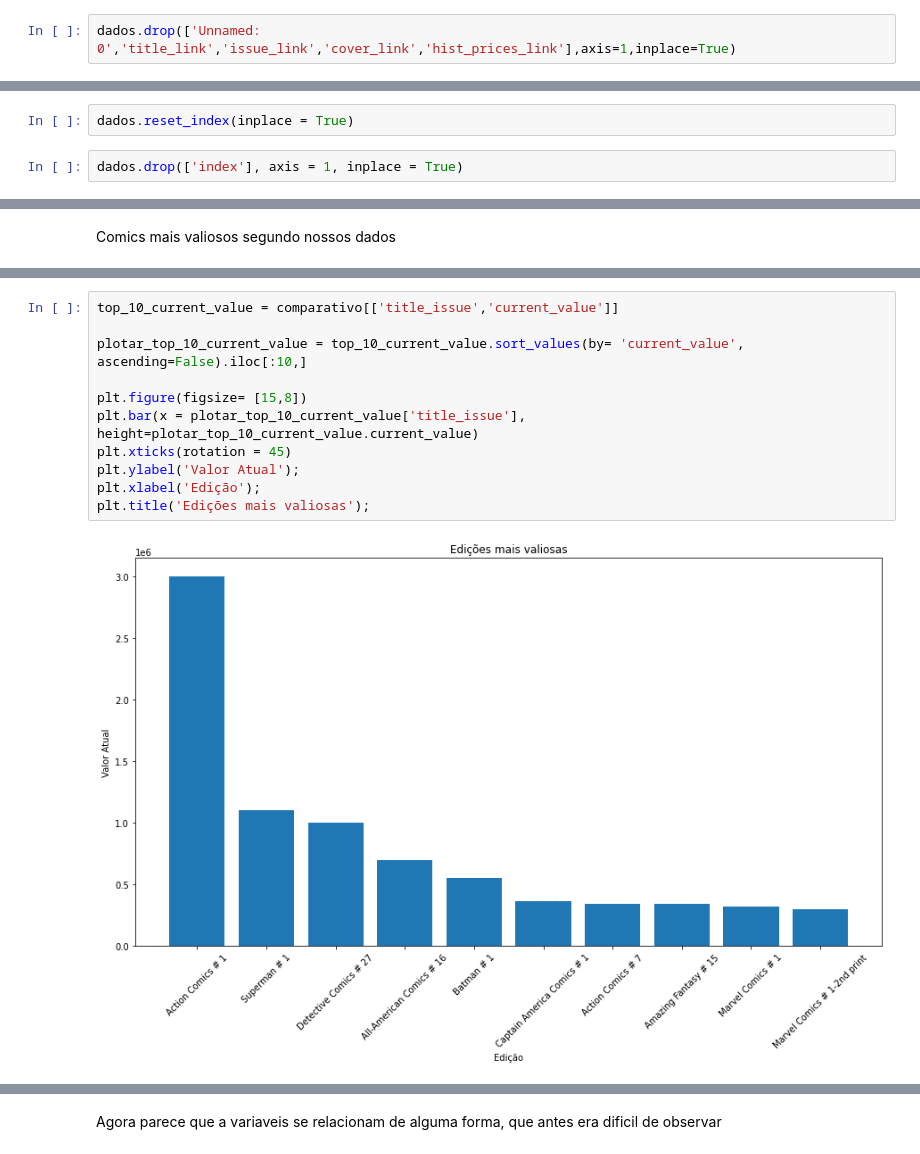
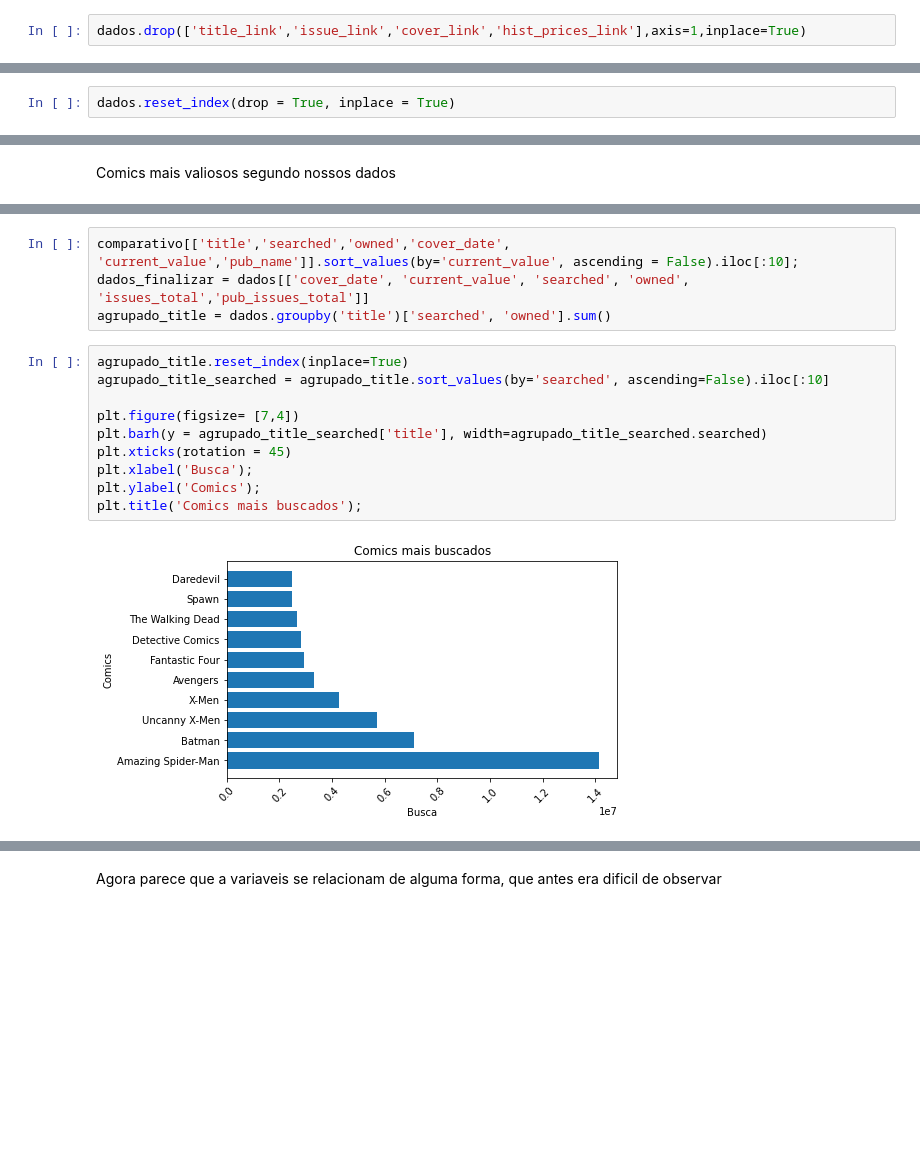
Before and after one commit to deboraxhx/JornadaDataScience, a Jupyter notebook: simple_analise_de_dados_COMICS_DATASET.ipynb, the cells around one changed output, grey strips where cells are left out. Saved outputs shown, nothing was run; the diff lists cells and outputs as text; blank space fills up the shorter version.

```diff
--- a/simple_analise_de_dados_COMICS_DATASET.ipynb
+++ b/simple_analise_de_dados_COMICS_DATASET.ipynb
@@ -49,7 +48,7 @@ dados.describe().T
 # %% [markdown]
 # DATA CLEANING
 # %%
-dados.drop(['Unnamed: 0','title_link','issue_link','cover_link','hist_prices_link'],axis=1,inplace=True)
+dados.drop(['title_link','issue_link','cover_link','hist_prices_link'],axis=1,inplace=True)
 # %%
 dados.info()
 # %% [output]
@@ -132,9 +119,7 @@ dados['current_value'] = dados['current_value'].str.replace('$', '', regex=True)
 dados['current_value'] = dados['current_value'].str.replace(',', '', regex=True)
 dados['current_value'] = dados.current_value.astype(float)
 # %%
-dados.reset_index(inplace = True)
+dados.reset_index(drop = True, inplace = True)
-# %%
-dados.drop(['index'], axis = 1, inplace = True)
 # %%
 dados.query("pages > 10000 ")
 # %% [output]
@@ -695,13 +468,16 @@ comparativo.sort_values(by='current_value', ascending=False)[:10]
+# %%
+comparativo[['title','searched','owned','cover_date', 'current_value','pub_name']].sort_values(by='current_value', ascending = False).iloc[:10];
+dados_finalizar = dados[['cover_date', 'current_value', 'searched', 'owned', 'issues_total','pub_issues_total']]
+agrupado_title = dados.groupby('title')['searched', 'owned'].sum()
 # %%
-top_10_current_value = comparativo[['title_issue','current_value']]
+agrupado_title.reset_index(inplace=True)
+agrupado_title_searched = agrupado_title.sort_values(by='searched', ascending=False).iloc[:10]
 
-plotar_top_10_current_value = top_10_current_value.sort_values(by= 'current_value', ascending=False).iloc[:10,]
-
-plt.figure(figsize= [15,8])
-plt.bar(x = plotar_top_10_current_value['title_issue'], height=plotar_top_10_current_value.current_value)
+plt.figure(figsize= [7,4])
+plt.barh(y = agrupado_title_searched['title'], width=agrupado_title_searched.searched)
 plt.xticks(rotation = 45)
-plt.ylabel('Valor Atual');
-plt.xlabel('Edição');
-plt.title('Edições mais valiosas');
+plt.xlabel('Busca');
+plt.ylabel('Comics');
+plt.title('Comics mais buscados');
 # %% [output]
-[figure, old version]
+[figure, new version]
```
Also changed, not shown: parts of 140 cells of this notebook.
